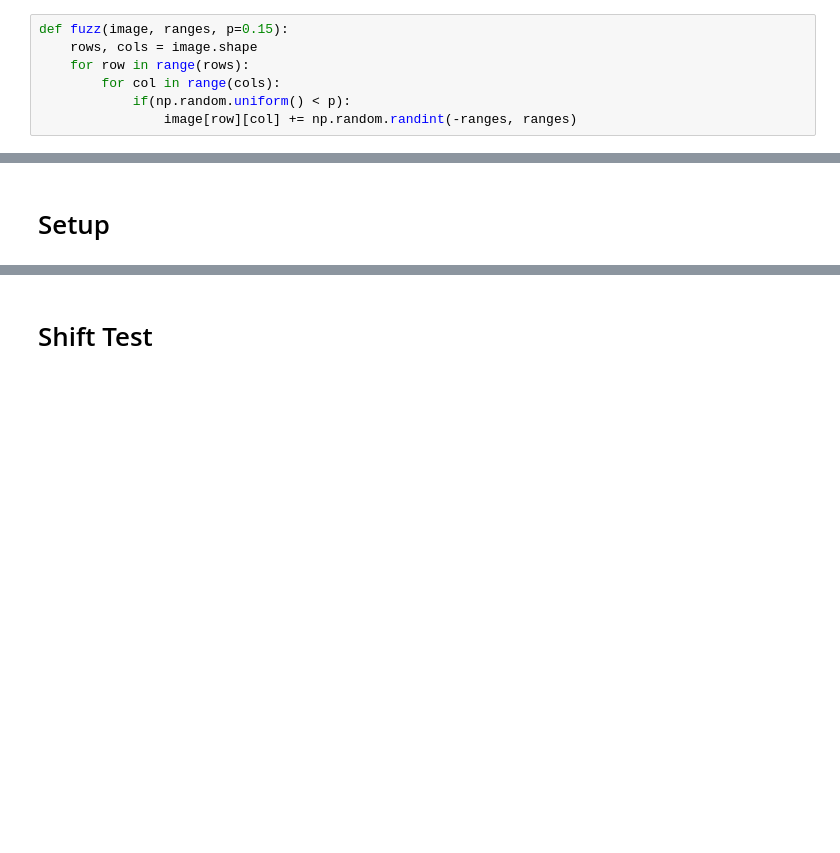
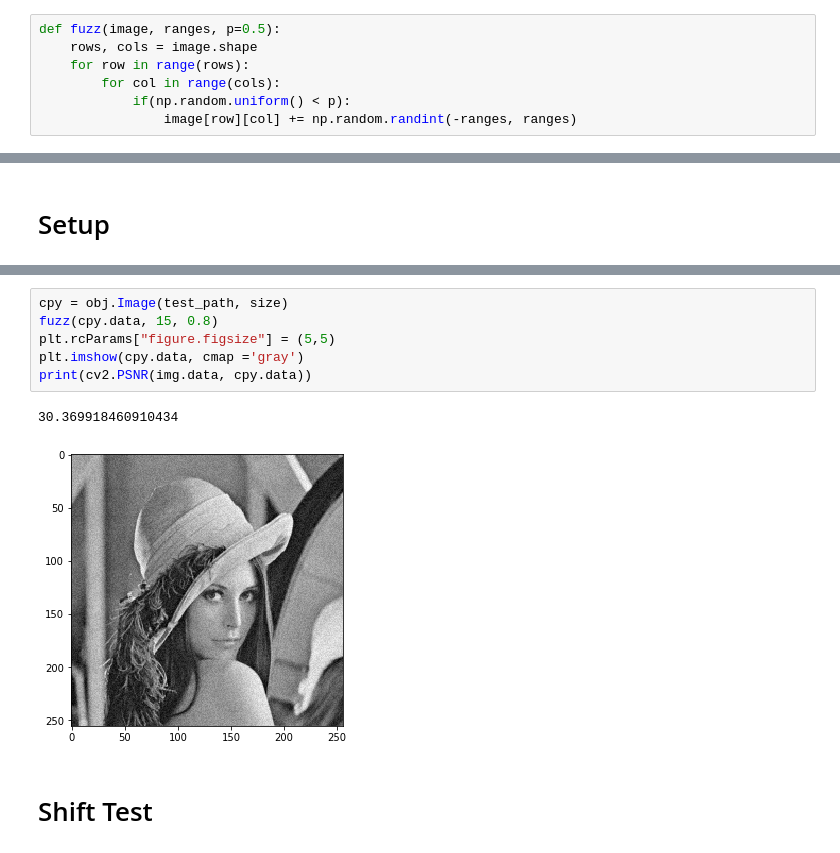
Before and after one commit to EricZimmermann/ECSE444-Filtering, a Jupyter notebook: prototyping/validation.ipynb, the cells around one changed output, grey strips where cells are left out. Cells and saved outputs as stored; diff of their text form; blank space fills up the shorter version.

```diff
--- a/prototyping/validation.ipynb
+++ b/prototyping/validation.ipynb
@@ -20,7 +21,7 @@ is_ct = True
 # %% [markdown]
 # Helper
 # %%
-def fuzz(image, ranges, p=0.15):
+def fuzz(image, ranges, p=0.5):
     rows, cols = image.shape
     for row in range(rows):
         for col in range(cols):
@@ -49,3 +50,12 @@ Image size:  (128, 128)
+# %%
+cpy = obj.Image(test_path, size)
+fuzz(cpy.data, 15, 0.8)
+plt.rcParams["figure.figsize"] = (5,5)
+plt.imshow(cpy.data, cmap ='gray')
+print(cv2.PSNR(img.data, cpy.data))
+# %% [output]
+30.369918460910434
+[figure, added]
 # %% [markdown]
 # Shift Test
 # %%
```
Also changed, not shown: parts of 8 cells of this notebook, 1 other file.
